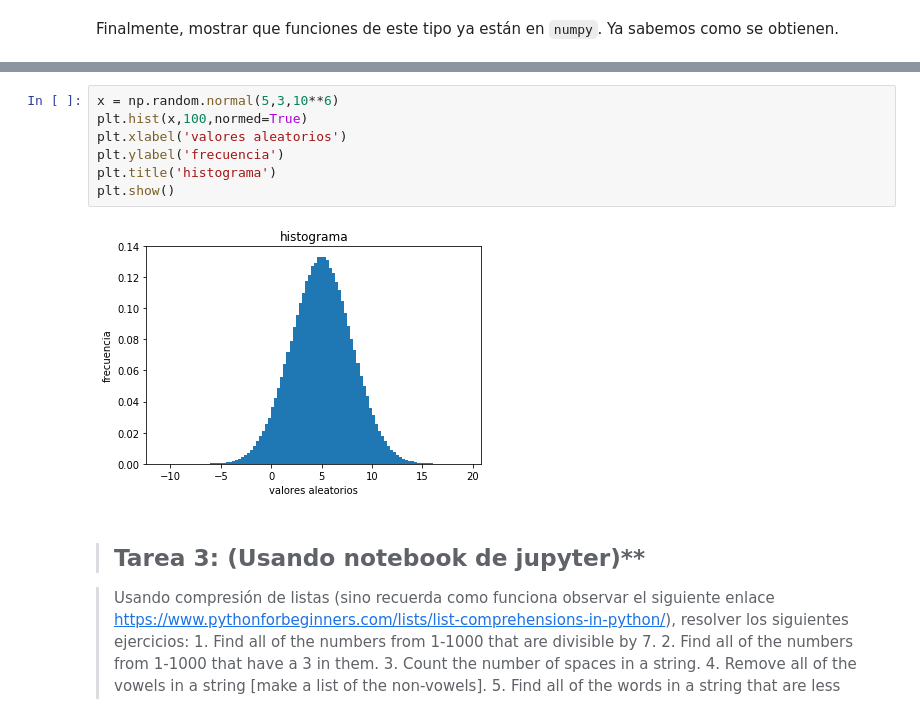
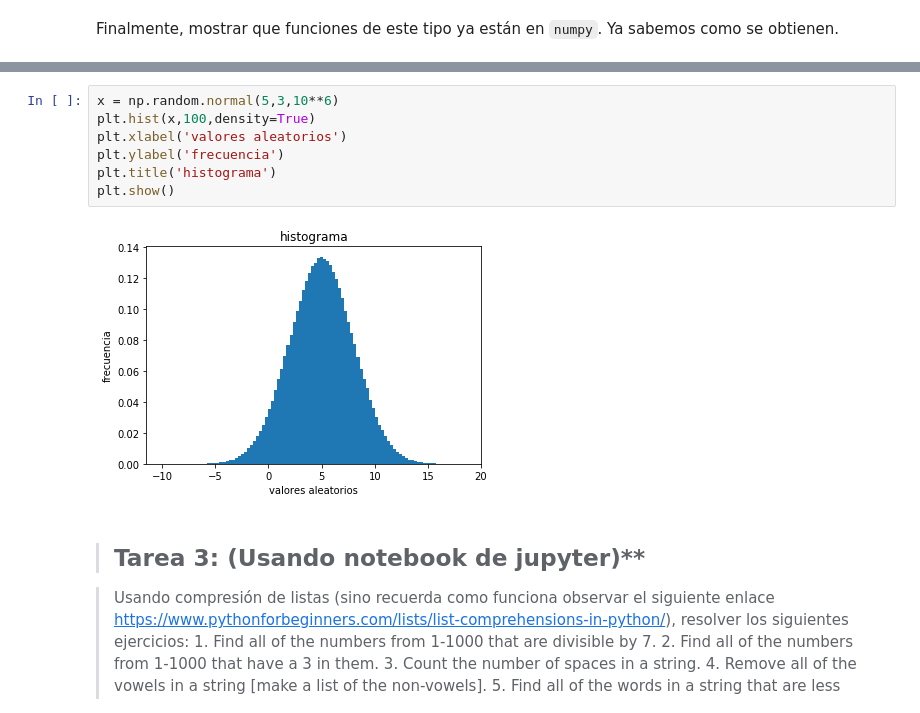
Before and after one commit to violetarcia/SPF-2019-II, a Jupyter notebook: TEMA-1/Clase6_NumerosPseudoaleatorios.ipynb, the cells around one changed output, grey strips where cells are left out. Saved outputs shown, nothing was run; the diff lists cells and outputs as text.

```diff
--- a/TEMA-1/Clase6_NumerosPseudoaleatorios.ipynb
+++ b/TEMA-1/Clase6_NumerosPseudoaleatorios.ipynb
@@ -369,13 +378,13 @@ normal(...) method of mtrand.RandomState instance
     >>> plt.show()
 # %%
 x = np.random.normal(5,3,10**6)
-plt.hist(x,100,normed=True)
+plt.hist(x,100,density=True)
 plt.xlabel('valores aleatorios')
 plt.ylabel('frecuencia')
 plt.title('histograma')
 plt.show()
 # %% [output]
-[figure, old version]
+[figure, new version]
 # %% [markdown]
 > ## Tarea 3: (Usando notebook de jupyter)**
 
```
Also changed, not shown: parts of 12 cells of this notebook.
